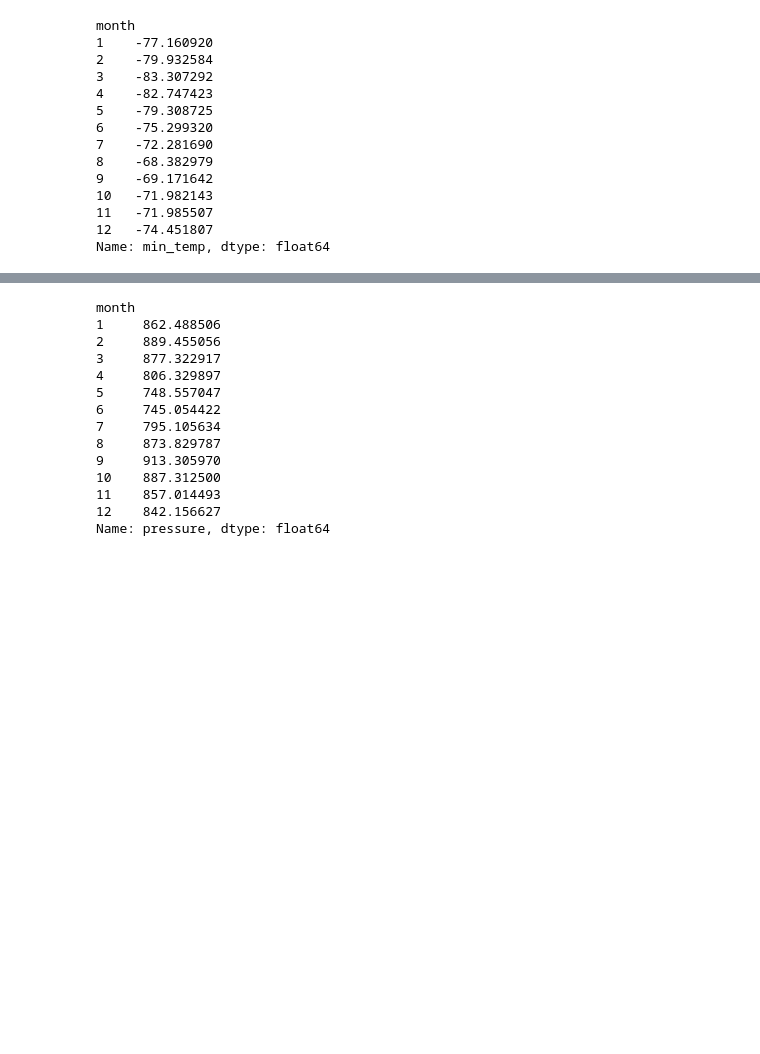
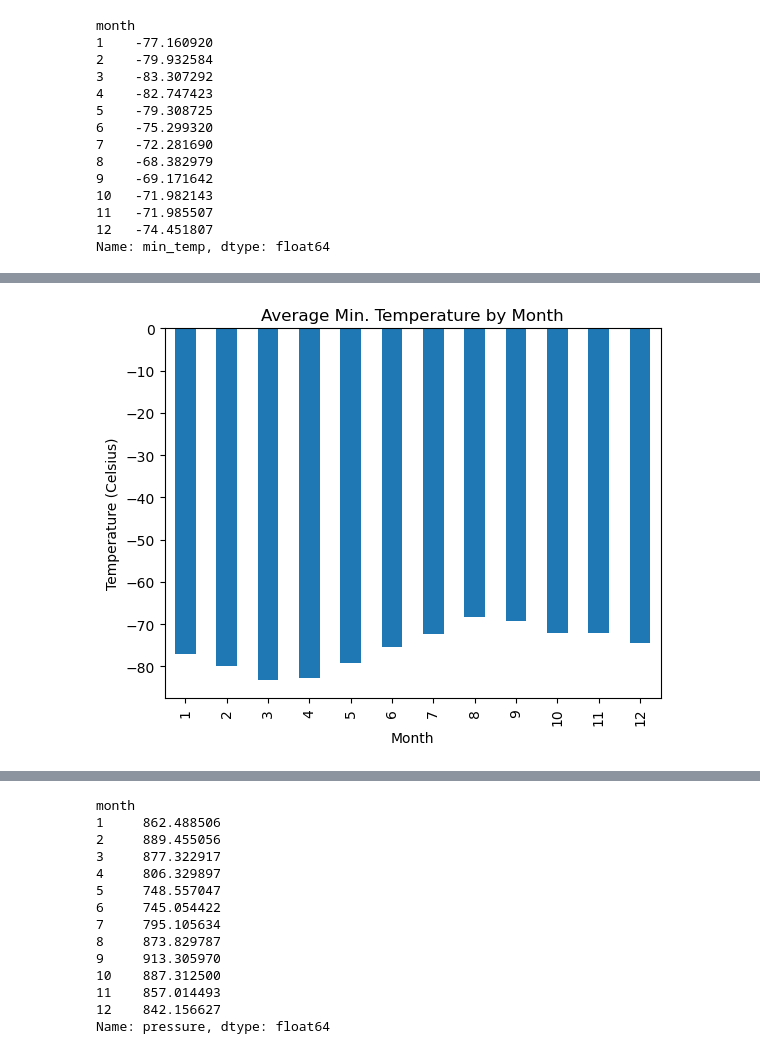
Before and after one commit to ljom412/web-scraping-challenge, a Jupyter notebook: part_2_mars_weather.ipynb, the cells around one changed output, grey strips where cells are left out. Cells and saved outputs as stored; diff of their text form; code cells hidden in the pictures; blank space fills up the shorter version.

```diff
--- a/part_2_mars_weather.ipynb
+++ b/part_2_mars_weather.ipynb
@@ -197,2 +250,11 @@ Name: min_temp, dtype: float64
+# %%
+# Plot the average minimum temperature by month
+average_min_temp.plot(kind='bar')
+plt.ylabel('Temperature (Celsius)')
+plt.xlabel('Month')
+plt.title('Average Min. Temperature by Month')
+plt.show()
+# %% [output]
+[figure, added]
 # %%
 # Identify the coldest and hottest months in Curiosity's location by sorting the previous graph
```
Also changed, not shown: parts of 27 cells of this notebook, 1 other file.
